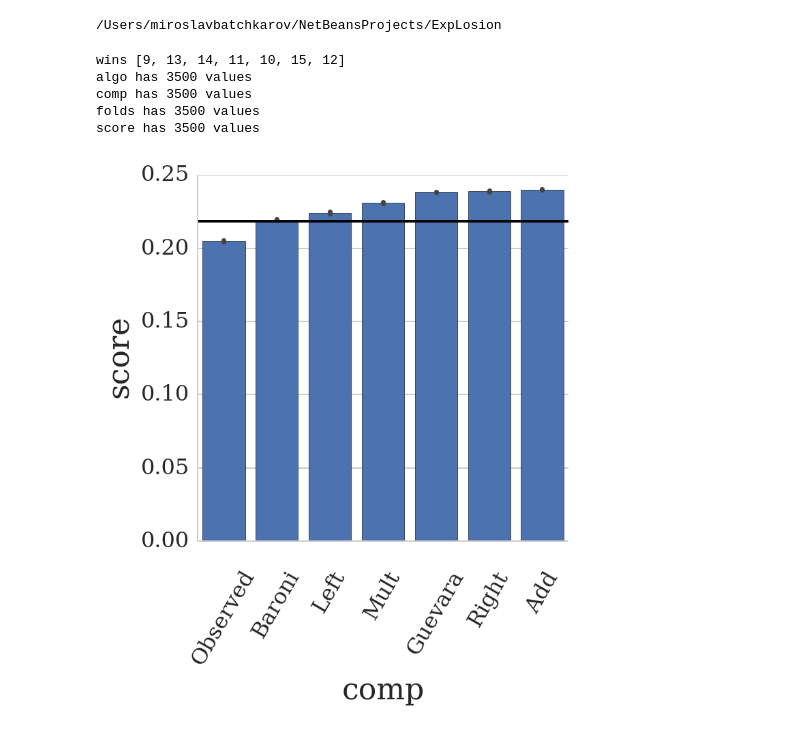
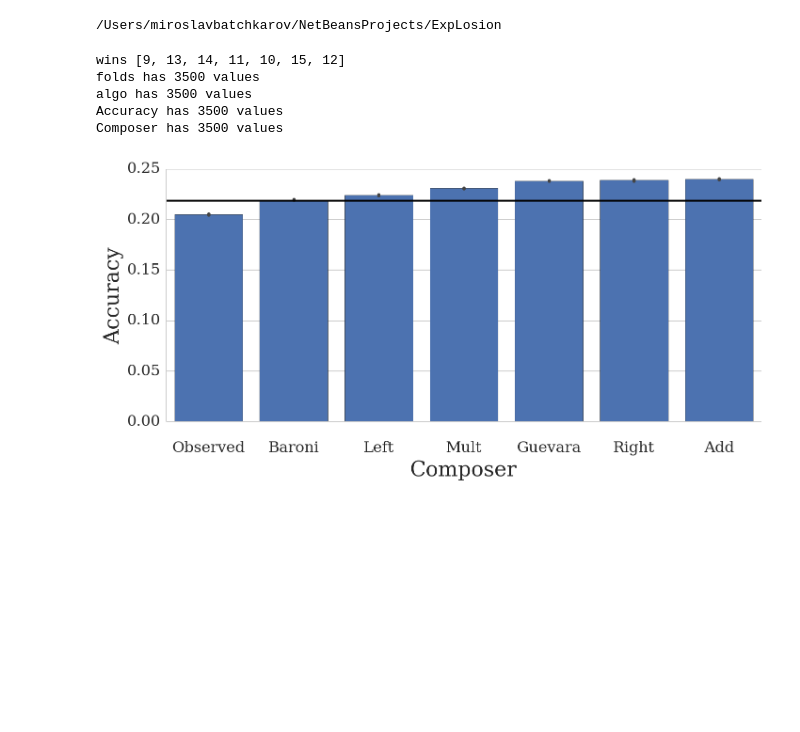
Before and after one commit to mbatchkarov/ExpLosion, a Jupyter notebook: notebooks/window_vectors_funky_composers_NPs.ipynb, the cells around one changed output. Saved outputs shown, nothing was run; the diff lists cells and outputs as text; code cells hidden in the pictures; blank space fills up the shorter version.

```diff
--- a/notebooks/window_vectors_funky_composers_NPs.ipynb
+++ b/notebooks/window_vectors_funky_composers_NPs.ipynb
@@ -14,38 +14,39 @@ d1 = {
     'labelled': 'amazon_grouped-tagged',
     'expansions__allow_overlap': 0,
     'expansions__decode_handler': 'SignifiedOnlyFeatureHandler',
     'expansions__entries_of_id': None,
     'expansions__k': 3,
     'expansions__neighbour_strategy': 'linear',
     'expansions__noise': 0.0,
     'expansions__use_random_neighbours': 0,
     'expansions__use_similarity': 0,
     'expansions__vectors__algorithm': 'count_windows',
     'expansions__vectors__dimensionality': 100,
     'expansions__vectors__rep': 0,
     'expansions__vectors__unlabelled': 'gigaw',
     'expansions__vectors__unlabelled_percentage': 100,
     'expansions__vectors__use_ppmi': 0
      }
 
 def _get(d):
     return [x.id for x in Experiment.objects.filter(**d).\
             order_by('expansions__vectors__algorithm', 'expansions__vectors__composer')]
 
 wins = _get(d1)
 print('wins', wins)
 fields_to_include = {'algo':'expansions__vectors__algorithm',
-                     'comp':'expansions__vectors__composer'}
+                     'Composer':'expansions__vectors__composer'}
 df = dataframe_from_exp_ids(wins, fields_to_include)
 
-g = sns.factorplot(x='comp', y='score', data=df, kind='bar',
-                  x_order=sort_df_by(df, 'comp'));
-g.set_xticklabels(rotation=60);
+g = sns.factorplot(x='Composer', y='Accuracy', data=df, kind='bar',
+                  x_order=sort_df_by(df, 'Composer'), aspect=2);
+# g.set_xticklabels(rotation=60);
 plt.axhline(random_vect_baseline(), color='black');
+g.savefig('plot-windows-funky-composers.pdf', format='pdf', dpi=300, bbox_inches='tight', pad_inches=0.1)
 # %% [output]
 wins [9, 13, 14, 11, 10, 15, 12]
+folds has 3500 values
 algo has 3500 values
-comp has 3500 values
-folds has 3500 values
-score has 3500 values
+Accuracy has 3500 values
+Composer has 3500 values
-[figure, old version]
+[figure, new version]
```
Also changed, not shown: 4 other files.
